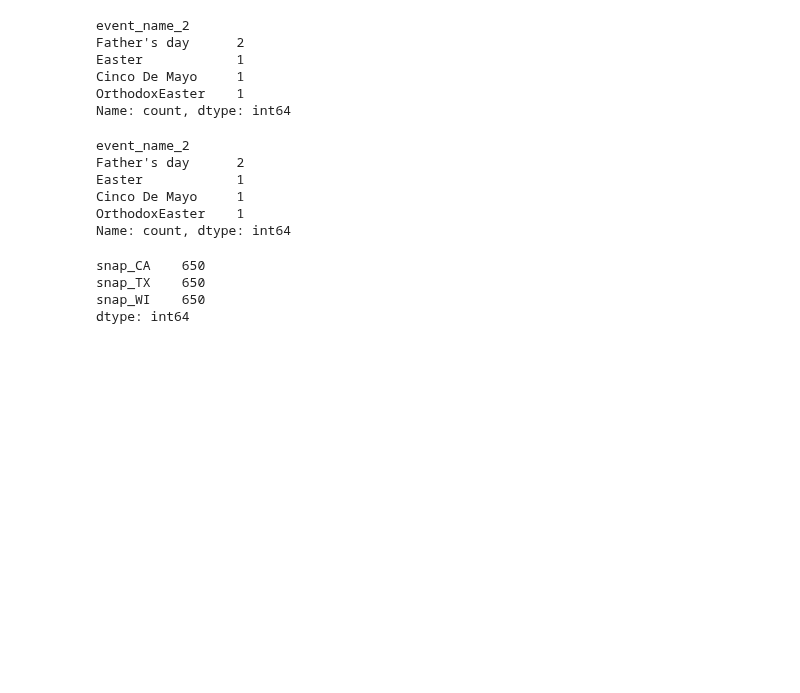
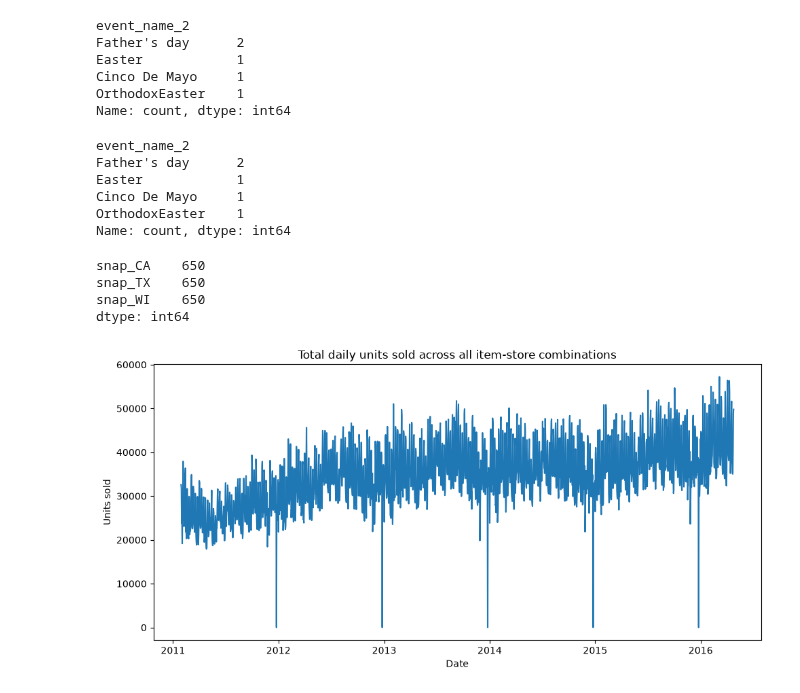
Before and after one commit to surekhag28/m5-demand-forecasting, a Jupyter notebook: notebooks/01_basic_eda.ipynb, the cells around one changed output. Cells and saved outputs as stored; diff of their text form; code cells hidden in the pictures; blank space fills up the shorter version.

```diff
--- a/notebooks/01_basic_eda.ipynb
+++ b/notebooks/01_basic_eda.ipynb
@@ -475,3 +475,11 @@ daily_sales = daily_sales.sort_index()
 # %%
 plt.figure(figsize=(10,5))
 plt.plot(daily_sales.index,daily_sales.values)
+plt.title("Total daily units sold across all item-store combinations")
+plt.xlabel("Date")
+plt.ylabel("Units sold")
+
+plt.tight_layout()
+plt.show()
+# %% [output]
+[figure, added]
```
Also changed, not shown: parts of 1 cell of this notebook, 8 other files.
